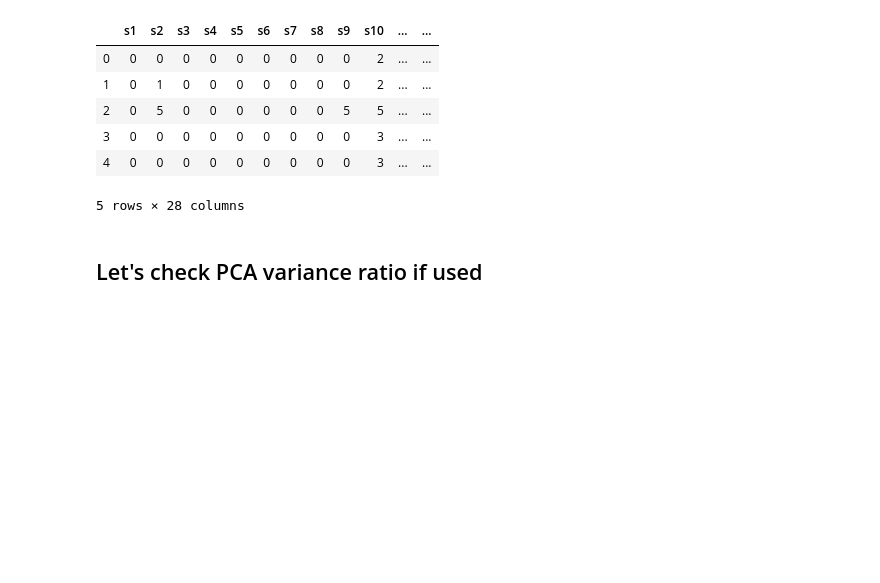
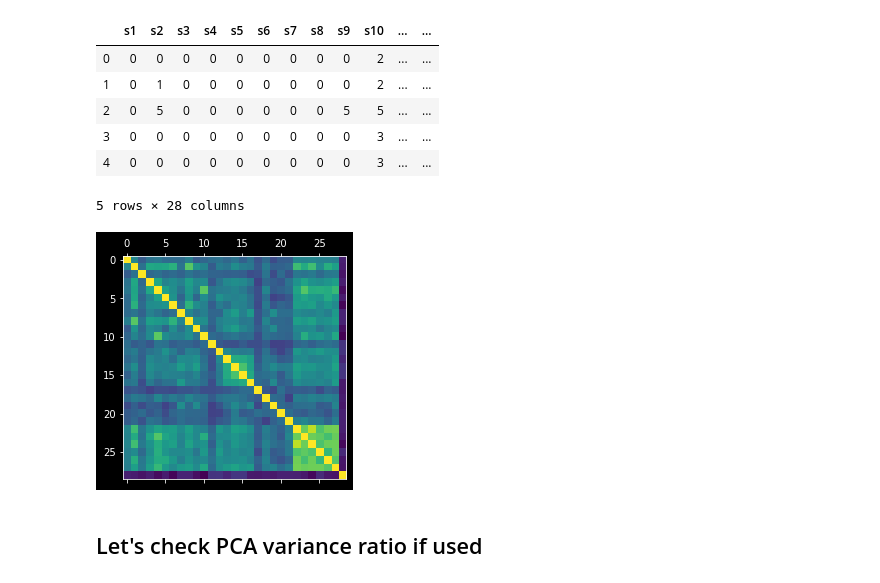
Before and after one commit to CarlaFloricel/Symptoms_Project, a Jupyter notebook: data/kmeans.ipynb, the cells around one changed output. Saved outputs shown, nothing was run; the diff lists cells and outputs as text; code cells hidden in the pictures; blank space fills up the shorter version.

Commit message:
kmeans: Add correlation plot

```diff
--- a/data/kmeans.ipynb
+++ b/data/kmeans.ipynb
@@ -52,6 +52,12 @@ X.head()
 | 3 | 0 | 0 | 0 | 0 | 0 | 0 | 0 | 0 | 0 | 3 | ... | ... |
 | 4 | 0 | 0 | 0 | 0 | 0 | 0 | 0 | 0 | 0 | 3 | ... | ... |
 5 rows × 28 columns
+# %%
+corr = X.corr(method='pearson')
+plt.matshow(corr)
+plt.show()
+# %% [output]
+[figure, added]
 # %% [markdown]
 ## Let's check PCA variance ratio if used
 # %%
```
